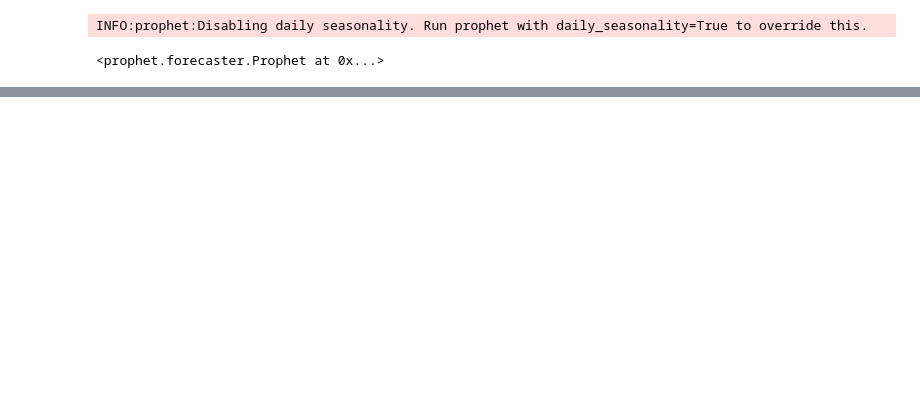
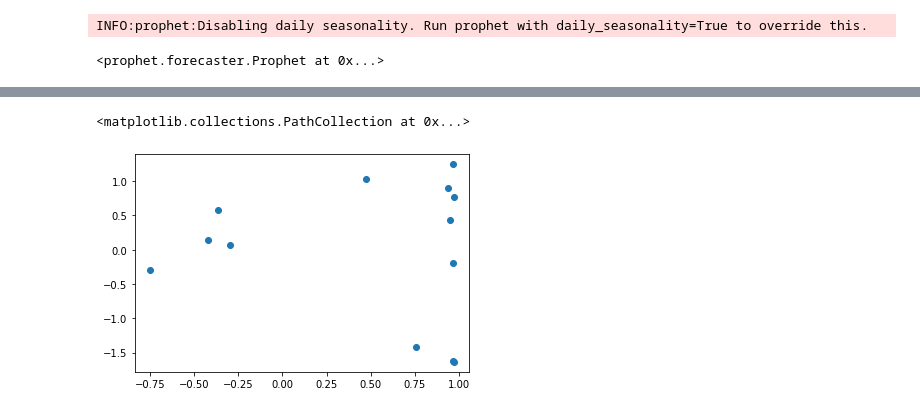
Before and after one commit to brianjhuang/datahacks-2021, a Jupyter notebook: forecastTableTest.ipynb, the cells around one changed output, grey strips where cells are left out. Saved outputs shown, nothing was run; the diff lists cells and outputs as text; code cells hidden in the pictures; blank space fills up the shorter version.

```diff
--- a/forecastTableTest.ipynb
+++ b/forecastTableTest.ipynb
@@ -36,0 +127,7 @@ ValueError: cannot insert ds, already exists
+# %%
+t = pd.concat([normed_obs.corr()['SP500'], normalize(factors.set_index("regressor")['coef'])], axis=1)
+# %%
+plt.scatter(t.SP500, t.coef)
+# %% [output]
+<matplotlib.collections.PathCollection at 0x...>
+[figure, added]
```
Also changed, not shown: parts of 12 cells of this notebook, 2 other files.
